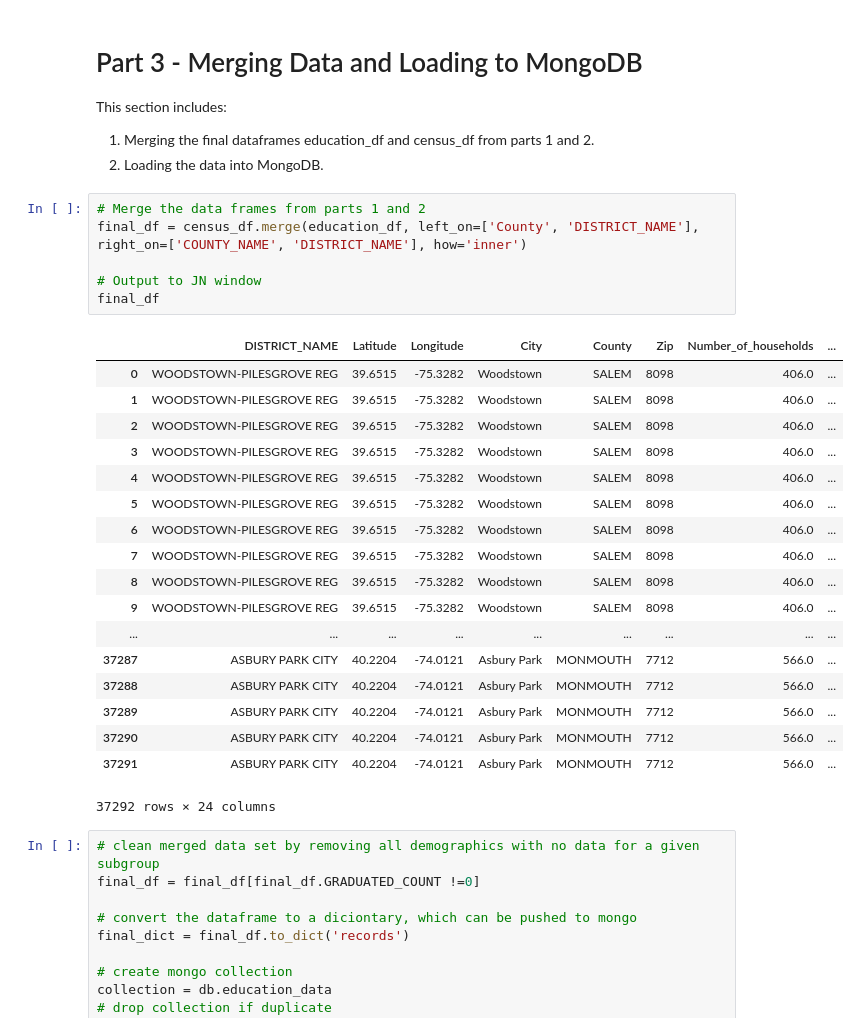
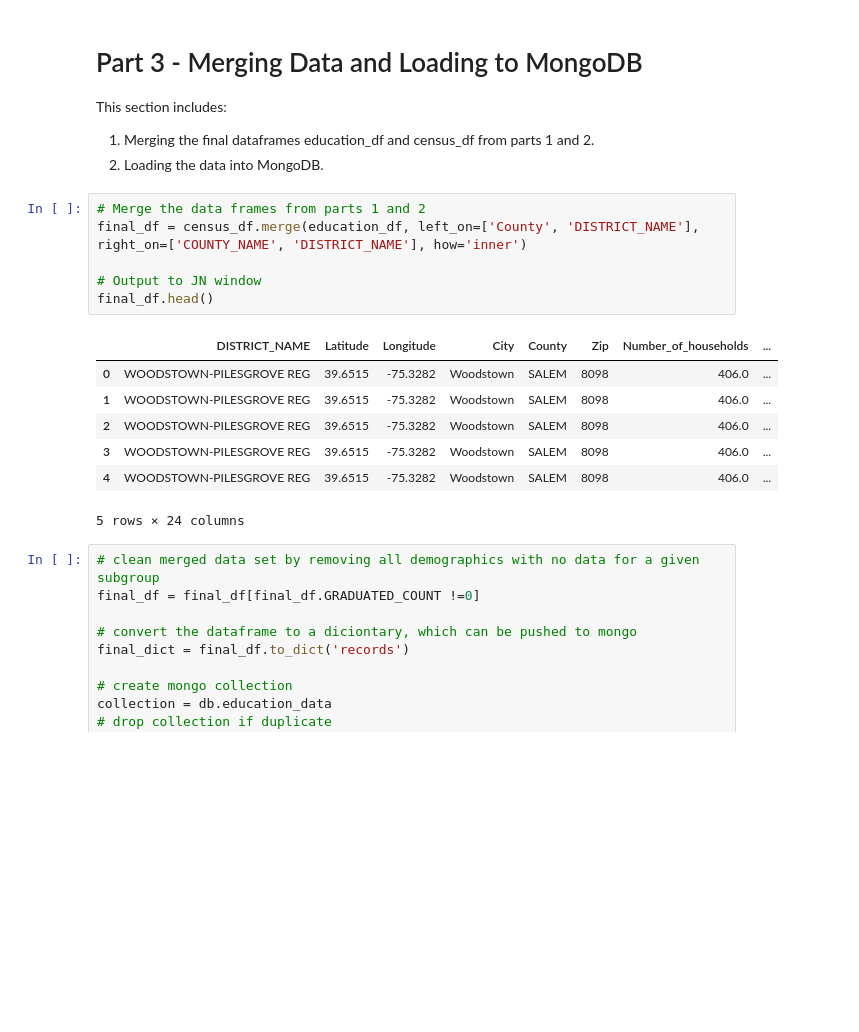
Before and after one commit to ramsun/nj-education, a Jupyter notebook: education_ETL.ipynb, the cells around one changed output. Saved outputs shown, nothing was run; the diff lists cells and outputs as text; blank space fills up the shorter version.

```diff
--- a/education_ETL.ipynb
+++ b/education_ETL.ipynb
@@ -255,28 +219,17 @@ This section includes:
 # %%
 # Merge the data frames from parts 1 and 2
 final_df = census_df.merge(education_df, left_on=['County', 'DISTRICT_NAME'], right_on=['COUNTY_NAME', 'DISTRICT_NAME'], how='inner')
 
 # Output to JN window
-final_df
+final_df.head()
 # %% [output]
 |  | DISTRICT_NAME | Latitude | Longitude | City | County | Zip | Number_of_households | ... |
 | 0 | WOODSTOWN-PILESGROVE REG | 39.6515 | -75.3282 | Woodstown | SALEM | 8098 | 406.0 | ... |
 | 1 | WOODSTOWN-PILESGROVE REG | 39.6515 | -75.3282 | Woodstown | SALEM | 8098 | 406.0 | ... |
 | 2 | WOODSTOWN-PILESGROVE REG | 39.6515 | -75.3282 | Woodstown | SALEM | 8098 | 406.0 | ... |
 | 3 | WOODSTOWN-PILESGROVE REG | 39.6515 | -75.3282 | Woodstown | SALEM | 8098 | 406.0 | ... |
 | 4 | WOODSTOWN-PILESGROVE REG | 39.6515 | -75.3282 | Woodstown | SALEM | 8098 | 406.0 | ... |
-| 5 | WOODSTOWN-PILESGROVE REG | 39.6515 | -75.3282 | Woodstown | SALEM | 8098 | 406.0 | ... |
-| 6 | WOODSTOWN-PILESGROVE REG | 39.6515 | -75.3282 | Woodstown | SALEM | 8098 | 406.0 | ... |
-| 7 | WOODSTOWN-PILESGROVE REG | 39.6515 | -75.3282 | Woodstown | SALEM | 8098 | 406.0 | ... |
-| 8 | WOODSTOWN-PILESGROVE REG | 39.6515 | -75.3282 | Woodstown | SALEM | 8098 | 406.0 | ... |
-| 9 | WOODSTOWN-PILESGROVE REG | 39.6515 | -75.3282 | Woodstown | SALEM | 8098 | 406.0 | ... |
-| ... | ... | ... | ... | ... | ... | ... | ... | ... |
-| 37287 | ASBURY PARK CITY | 40.2204 | -74.0121 | Asbury Park | MONMOUTH | 7712 | 566.0 | ... |
-| 37288 | ASBURY PARK CITY | 40.2204 | -74.0121 | Asbury Park | MONMOUTH | 7712 | 566.0 | ... |
-| 37289 | ASBURY PARK CITY | 40.2204 | -74.0121 | Asbury Park | MONMOUTH | 7712 | 566.0 | ... |
-| 37290 | ASBURY PARK CITY | 40.2204 | -74.0121 | Asbury Park | MONMOUTH | 7712 | 566.0 | ... |
-| 37291 | ASBURY PARK CITY | 40.2204 | -74.0121 | Asbury Park | MONMOUTH | 7712 | 566.0 | ... |
-37292 rows × 24 columns
+5 rows × 24 columns
 # %%
 # clean merged data set by removing all demographics with no data for a given subgroup
 final_df = final_df[final_df.GRADUATED_COUNT !=0]
```
Also changed, not shown: parts of 3 cells of this notebook.
